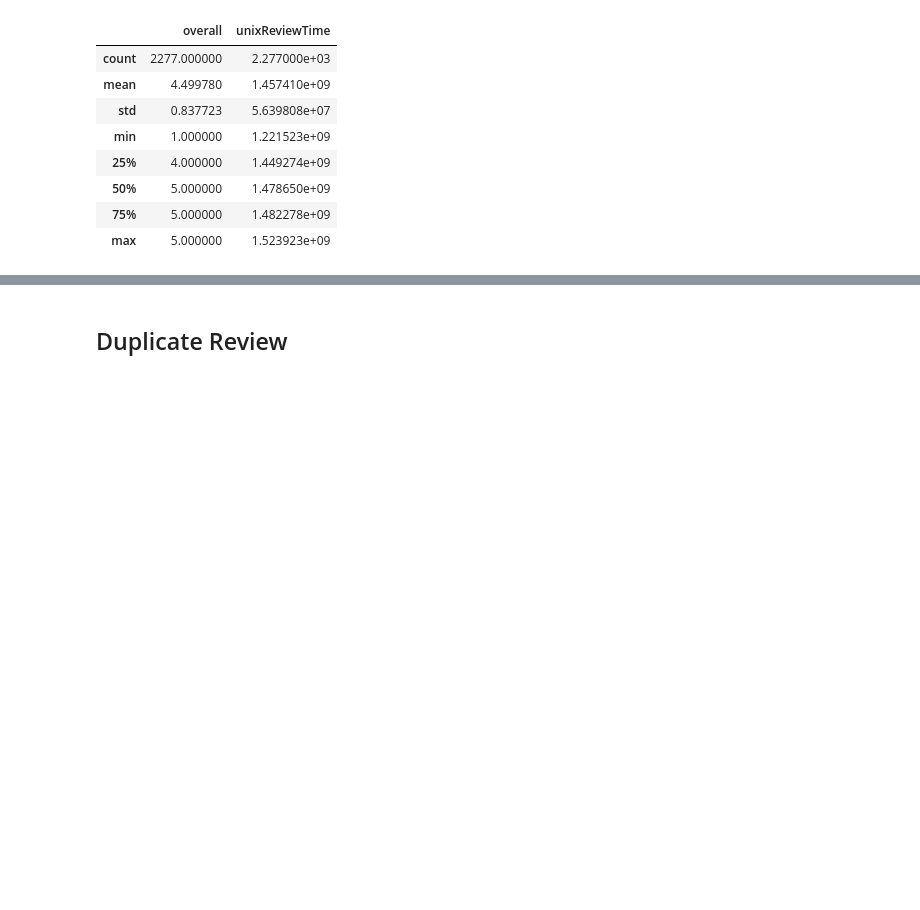
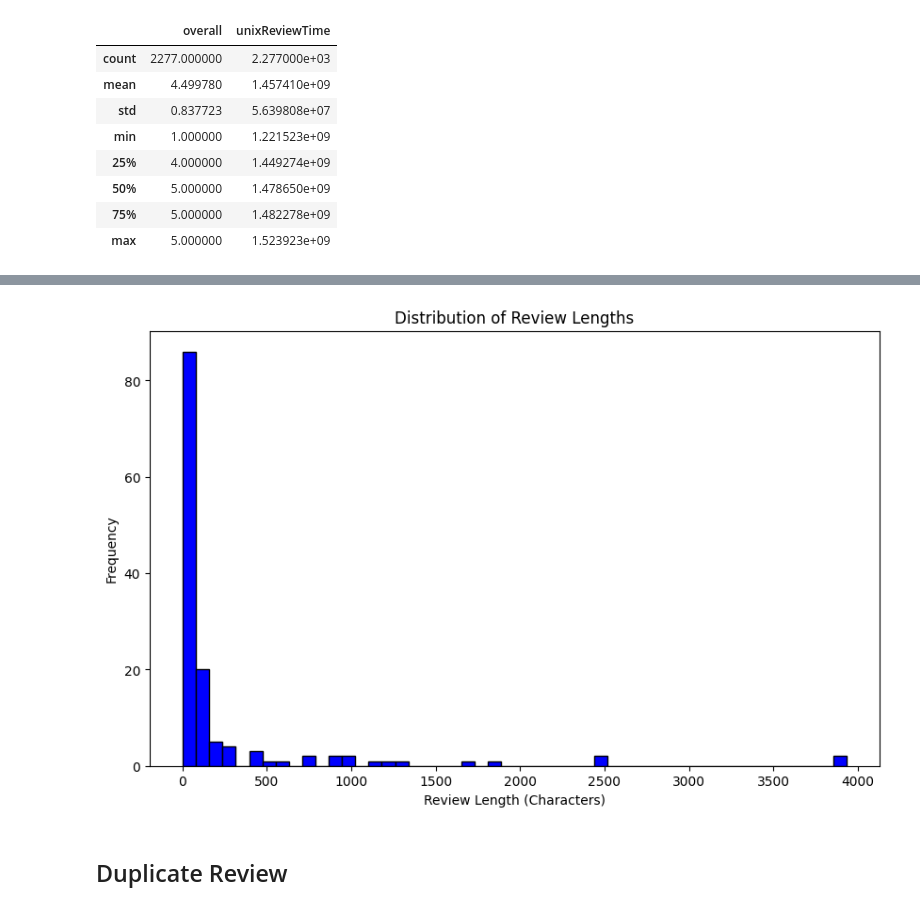
Before and after one commit to Currybon30/COMP262-NLP, a Jupyter notebook: preprocessing.ipynb, the cells around one changed output, grey strips where cells are left out. Cells and saved outputs as stored; diff of their text form; code cells hidden in the pictures; blank space fills up the shorter version.

```diff
--- a/preprocessing.ipynb
+++ b/preprocessing.ipynb
@@ -107,11 +155,13 @@ long_reviews
 # %%
 import matplotlib.pyplot as plt
 
 # Plot the distribution of review lengths
 plt.figure(figsize=(10, 6))
-plt.hist(df['review_length'], bins=50, color='blue', edgecolor='black')
+plt.hist(df_balanced['review_length'], bins=50, color='blue', edgecolor='black')
 plt.title('Distribution of Review Lengths')
 plt.xlabel('Review Length (Characters)')
 plt.ylabel('Frequency')
 plt.show()
+# %% [output]
+[figure, added]
 # %%
```
Also changed, not shown: parts of 20 cells of this notebook, 2 other files.
